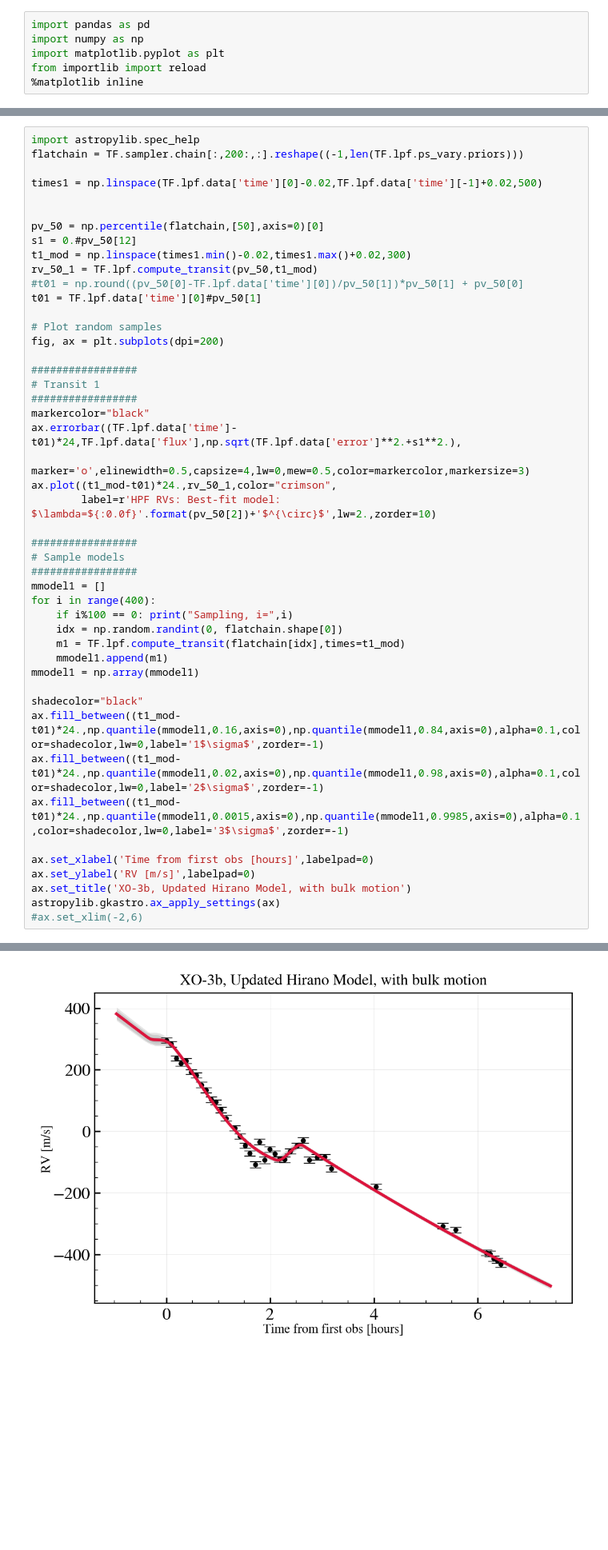
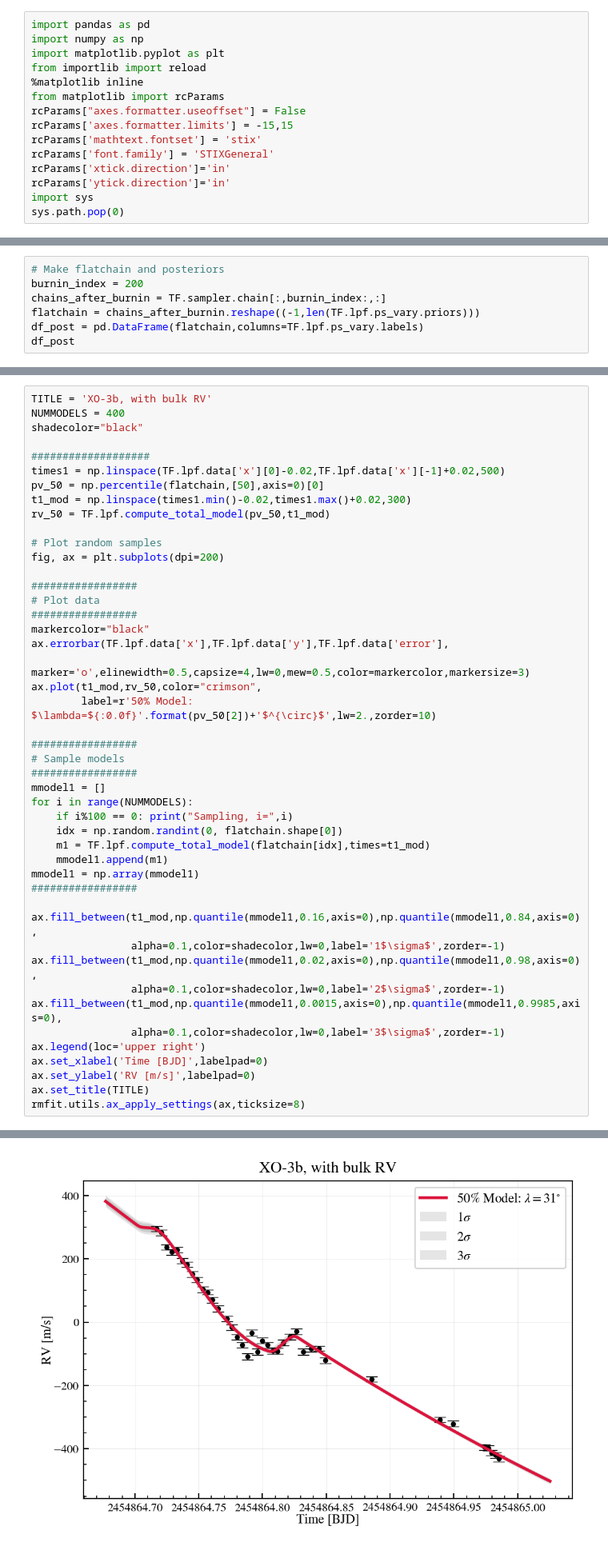
Before and after one commit to gummiks/rmfit, a Jupyter notebook: notebooks/02 - Example Data - XO-3b.ipynb, the cells around one changed output, grey strips where cells are left out. Shown at 80% size. Saved outputs shown, nothing was run; the diff lists cells and outputs as text; blank space fills up the shorter version.

```diff
--- a/notebooks/02 - Example Data - XO-3b.ipynb
+++ b/notebooks/02 - Example Data - XO-3b.ipynb
@@ -4,3 +6,12 @@ import numpy as np
 import matplotlib.pyplot as plt
 from importlib import reload
 %matplotlib inline
+from matplotlib import rcParams
+rcParams["axes.formatter.useoffset"] = False
+rcParams['axes.formatter.limits'] = -15,15
+rcParams['mathtext.fontset'] = 'stix'
+rcParams['font.family'] = 'STIXGeneral'
+rcParams['xtick.direction']='in'
+rcParams['ytick.direction']='in'
+import sys
+sys.path.pop(0)
@@ -109,0 +154,7 @@ TF.plot_lc_mcmc_fit()
+# %%
+# Make flatchain and posteriors
+burnin_index = 200
+chains_after_burnin = TF.sampler.chain[:,burnin_index:,:]
+flatchain = chains_after_burnin.reshape((-1,len(TF.lpf.ps_vary.priors)))
+df_post = pd.DataFrame(flatchain,columns=TF.lpf.ps_vary.labels)
+df_post
@@ -118,53 +218,52 @@ fig = mcFunc.plot_corner(TF.sampler.chain[:,300:,[2,3]],
 # %%
-import astropylib.spec_help
-flatchain = TF.sampler.chain[:,200:,:].reshape((-1,len(TF.lpf.ps_vary.priors)))
+TITLE = 'XO-3b, with bulk RV'
+NUMMODELS = 400
+shadecolor="black"
 
-times1 = np.linspace(TF.lpf.data['time'][0]-0.02,TF.lpf.data['time'][-1]+0.02,500)
-
-
+###################
+times1 = np.linspace(TF.lpf.data['x'][0]-0.02,TF.lpf.data['x'][-1]+0.02,500)
 pv_50 = np.percentile(flatchain,[50],axis=0)[0]
-s1 = 0.#pv_50[12]
 t1_mod = np.linspace(times1.min()-0.02,times1.max()+0.02,300)
-rv_50_1 = TF.lpf.compute_transit(pv_50,t1_mod)
-#t01 = np.round((pv_50[0]-TF.lpf.data['time'][0])/pv_50[1])*pv_50[1] + pv_50[0]
-t01 = TF.lpf.data['time'][0]#pv_50[1]
+rv_50 = TF.lpf.compute_total_model(pv_50,t1_mod)
 
 # Plot random samples
 fig, ax = plt.subplots(dpi=200)
 
 #################
-# Transit 1
+# Plot data
 #################
 markercolor="black"
-ax.errorbar((TF.lpf.data['time']-t01)*24,TF.lpf.data['flux'],np.sqrt(TF.lpf.data['error']**2.+s1**2.),
+ax.errorbar(TF.lpf.data['x'],TF.lpf.data['y'],TF.lpf.data['error'],
             marker='o',elinewidth=0.5,capsize=4,lw=0,mew=0.5,color=markercolor,markersize=3)
-ax.plot((t1_mod-t01)*24.,rv_50_1,color="crimson",
-        label=r'HPF RVs: Best-fit model: $\lambda=${:0.0f}'.format(pv_50[2])+'$^{\circ}$',lw=2.,zorder=10)
+ax.plot(t1_mod,rv_50,color="crimson",
+        label=r'50% Model: $\lambda=${:0.0f}'.format(pv_50[2])+'$^{\circ}$',lw=2.,zorder=10)
 
 #################
 # Sample models
 #################
 mmodel1 = []
-for i in range(400):
+for i in range(NUMMODELS):
     if i%100 == 0: print("Sampling, i=",i)
     idx = np.random.randint(0, flatchain.shape[0])
-    m1 = TF.lpf.compute_transit(flatchain[idx],times=t1_mod)
+    m1 = TF.lpf.compute_total_model(flatchain[idx],times=t1_mod)
     mmodel1.append(m1)
 mmodel1 = np.array(mmodel1)
+#################
 
-shadecolor="black"
-ax.fill_between((t1_mod-t01)*24.,np.quantile(mmodel1,0.16,axis=0),np.quantile(mmodel1,0.84,axis=0),alpha=0.1,color=shadecolor,lw=0,label='1$\sigma$',zorder=-1)
-ax.fill_between((t1_mod-t01)*24.,np.quantile(mmodel1,0.02,axis=0),np.quantile(mmodel1,0.98,axis=0),alpha=0.1,color=shadecolor,lw=0,label='2$\sigma$',zorder=-1)
-ax.fill_between((t1_mod-t01)*24.,np.quantile(mmodel1,0.0015,axis=0),np.quantile(mmodel1,0.9985,axis=0),alpha=0.1,color=shadecolor,lw=0,label='3$\sigma$',zorder=-1)
-
-ax.set_xlabel('Time from first obs [hours]',labelpad=0)
+ax.fill_between(t1_mod,np.quantile(mmodel1,0.16,axis=0),np.quantile(mmodel1,0.84,axis=0),
+                alpha=0.1,color=shadecolor,lw=0,label='1$\sigma$',zorder=-1)
+ax.fill_between(t1_mod,np.quantile(mmodel1,0.02,axis=0),np.quantile(mmodel1,0.98,axis=0),
+                alpha=0.1,color=shadecolor,lw=0,label='2$\sigma$',zorder=-1)
+ax.fill_between(t1_mod,np.quantile(mmodel1,0.0015,axis=0),np.quantile(mmodel1,0.9985,axis=0),
+                alpha=0.1,color=shadecolor,lw=0,label='3$\sigma$',zorder=-1)
+ax.legend(loc='upper right')
+ax.set_xlabel('Time [BJD]',labelpad=0)
 ax.set_ylabel('RV [m/s]',labelpad=0)
-ax.set_title('XO-3b, Updated Hirano Model, with bulk motion')
-astropylib.gkastro.ax_apply_settings(ax)
-#ax.set_xlim(-2,6)
+ax.set_title(TITLE)
+rmfit.utils.ax_apply_settings(ax,ticksize=8)
 # %% [output]
 Sampling, i= 0
 Sampling, i= 100
 Sampling, i= 200
 Sampling, i= 300
-[figure, old version]
+[figure, new version]
```
Also changed, not shown: parts of 22 cells of this notebook, 7 other files.
